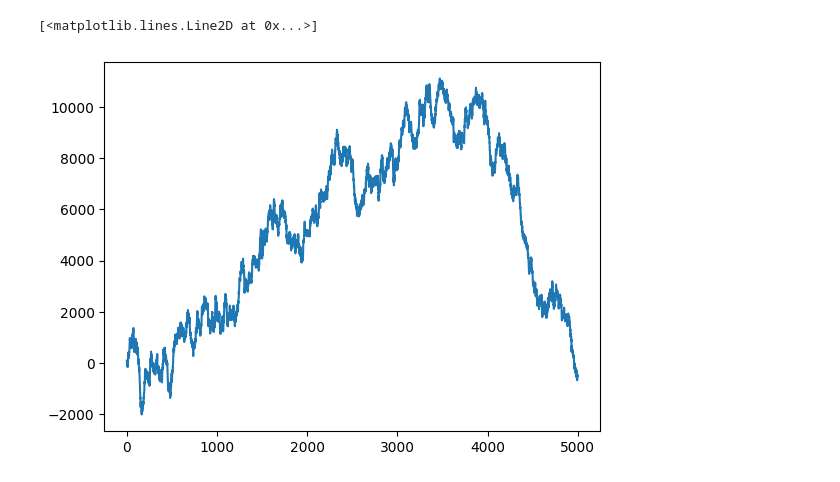
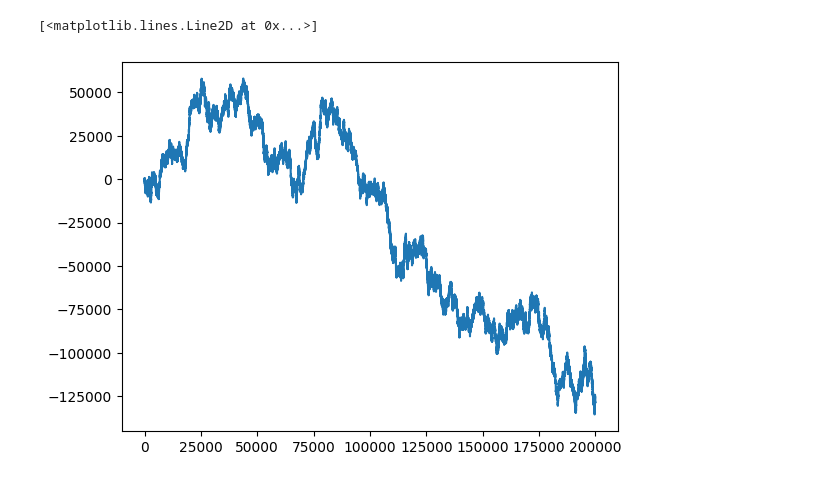
Before and after one commit to III-Derek/Mars2042, a Jupyter notebook: brownian_motion.ipynb, the cells around one changed output. Cells and saved outputs as stored; diff of their text form; code cells hidden in the pictures.

```diff
--- a/brownian_motion.ipynb
+++ b/brownian_motion.ipynb
@@ -2,39 +2,56 @@
 import numpy as np
 import math
 import matplotlib.pyplot as plt
-'''
-The following class samples brownian motion at time t
-'''
+
 class BrownianMotion:
-    def __init__(self, drift, mean, sd, turn):
+    """
+    A class to sample a BrownianMotion at time t.
+
+    ...
+
+    Attributes
+    ----------
+    drift : num
+        dirft of the brownian motion
+    mean : 0
+        mean of the normal distribution
+    sd : num
+        standard deviation of Brownian Motion
+    turn: int
+        turn of the game
+
+    Methods
+    -------
+    brown_mo(BrownianMotion):
+        samples the brownian motion with drift at turn
+    """
+    def __init__(self, drift, sd, turn):
         self.drift = drift
-        self.mean = mean
         self.sd = sd
         self.turn = turn
 
     def brown_mo(self):
         drift = self.drift
-        mean = self.mean
         sd = self.sd
         turn = self.turn
 
         time_hor = turn
         if turn < 100:
             n = turn * 100
         else:
             n = turn * 20
 
         time_step = time_hor/n
         time = time_step * np.ones(n)
 
         normal_sample = np.random.normal(0, 1, n) * math.sqrt(time_step)
         BM_path = drift * time + sd* np.cumsum(normal_sample)
         return BM_path
 
-alumimum = BrownianMotion(10000, 0, 1000, 50)
+alumimum = BrownianMotion(2500, 1000, 10000)
 alumimum_bm = alumimum.brown_mo()
 
-plt.plot(range(0, 50*100), alumimum_bm)
+plt.plot(range(0, 10000*20), alumimum_bm)
 # %% [output]
 [<matplotlib.lines.Line2D at 0x...>]
-[figure, old version]
+[figure, new version]
```
